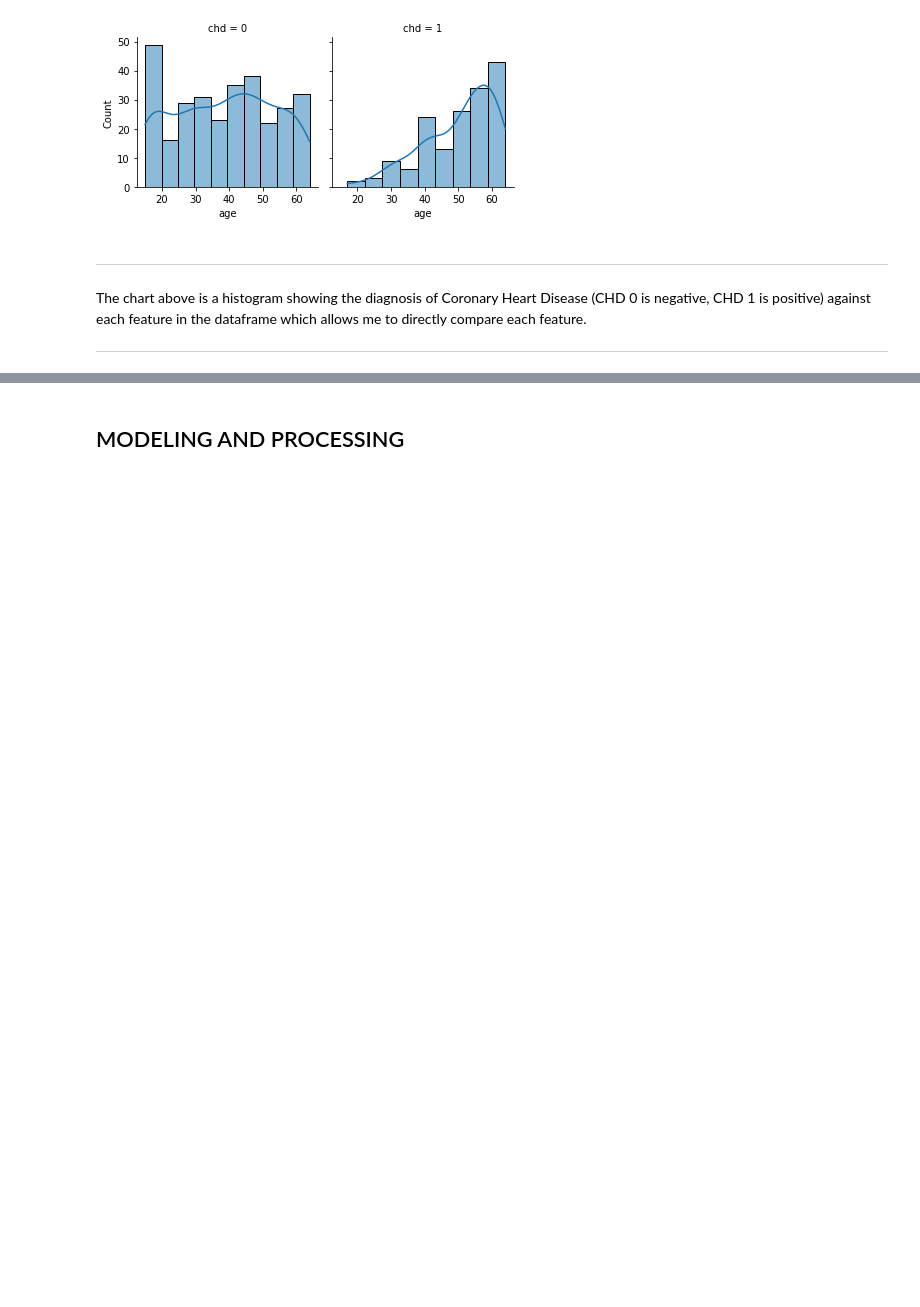
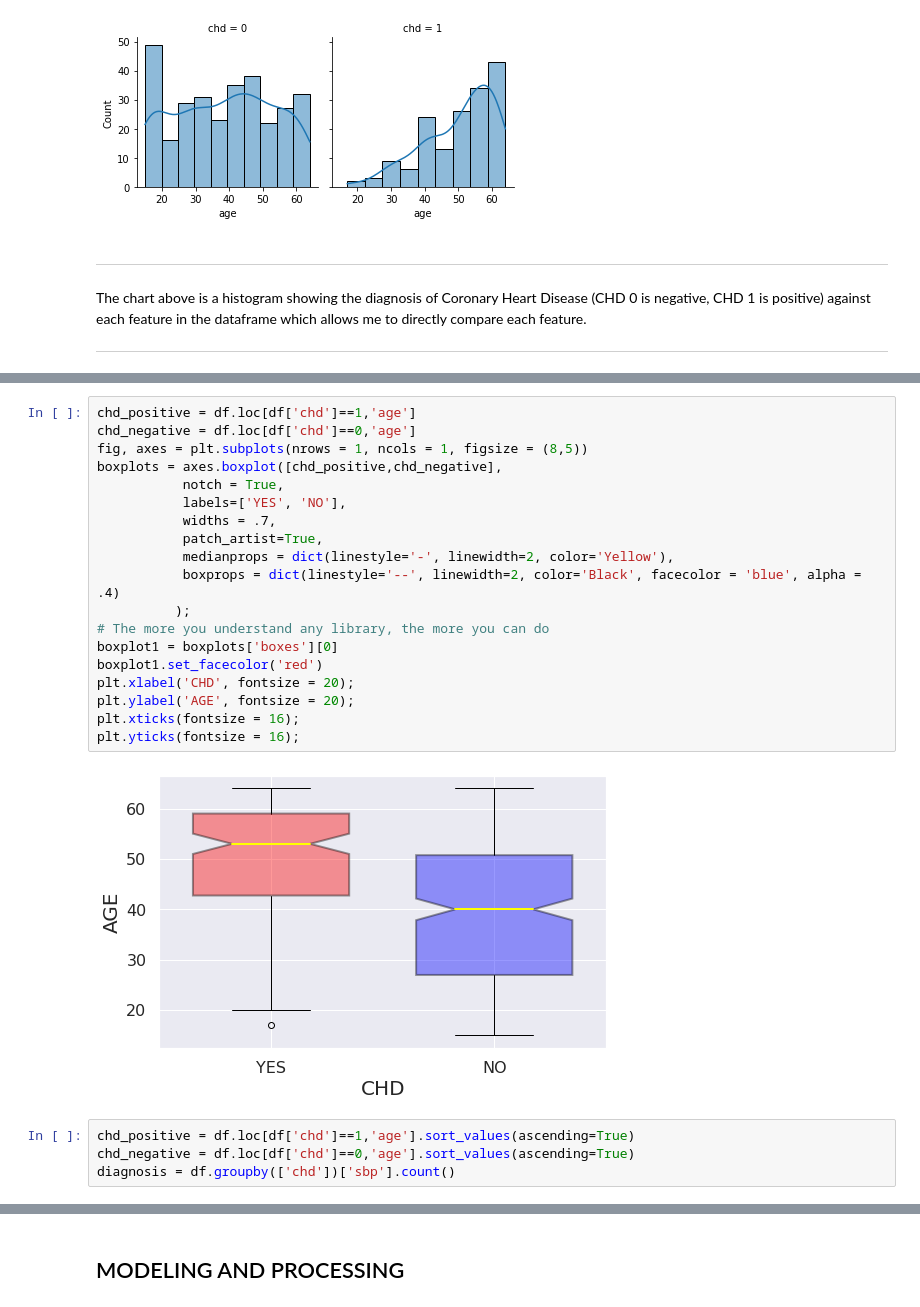
Before and after one commit to sjbriggsdev/cd_finalproject, a Jupyter notebook: Final_Project_Predict_Heart_Disease.ipynb, the cells around one changed output, grey strips where cells are left out. Cells and saved outputs as stored; diff of their text form; blank space fills up the shorter version.

```diff
--- a/Final_Project_Predict_Heart_Disease.ipynb
+++ b/Final_Project_Predict_Heart_Disease.ipynb
@@ -245,0 +269,25 @@ which allows me to directly compare each feature.
+# %%
+chd_positive = df.loc[df['chd']==1,'age']
+chd_negative = df.loc[df['chd']==0,'age']
+fig, axes = plt.subplots(nrows = 1, ncols = 1, figsize = (8,5))
+boxplots = axes.boxplot([chd_positive,chd_negative],
+           notch = True,
+           labels=['YES', 'NO'],
+           widths = .7,
+           patch_artist=True,
+           medianprops = dict(linestyle='-', linewidth=2, color='Yellow'),
+           boxprops = dict(linestyle='--', linewidth=2, color='Black', facecolor = 'blue', alpha = .4)
+          );
+# The more you understand any library, the more you can do
+boxplot1 = boxplots['boxes'][0]
+boxplot1.set_facecolor('red')
+plt.xlabel('CHD', fontsize = 20);
+plt.ylabel('AGE', fontsize = 20);
+plt.xticks(fontsize = 16);
+plt.yticks(fontsize = 16);
+# %% [output]
+[figure, added]
+# %%
+chd_positive = df.loc[df['chd']==1,'age'].sort_values(ascending=True)
+chd_negative = df.loc[df['chd']==0,'age'].sort_values(ascending=True)
+diagnosis = df.groupby(['chd'])['sbp'].count()
```
Also changed, not shown: parts of 7 cells of this notebook.
